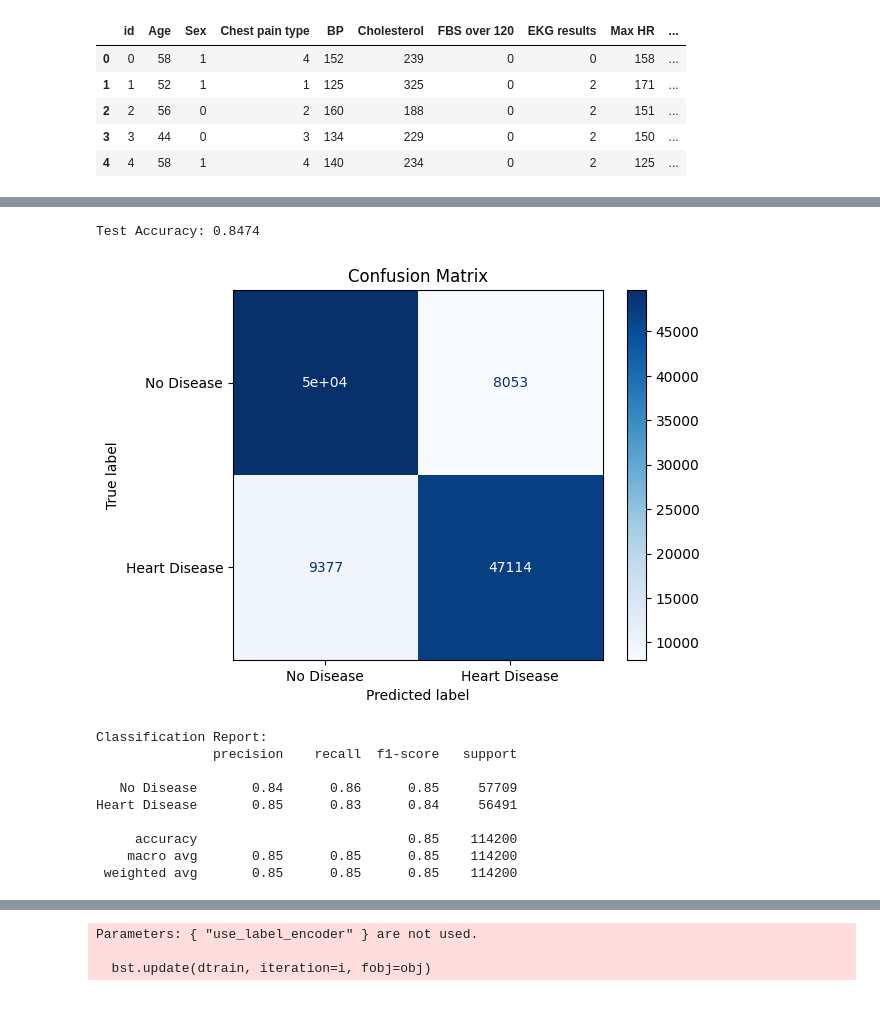
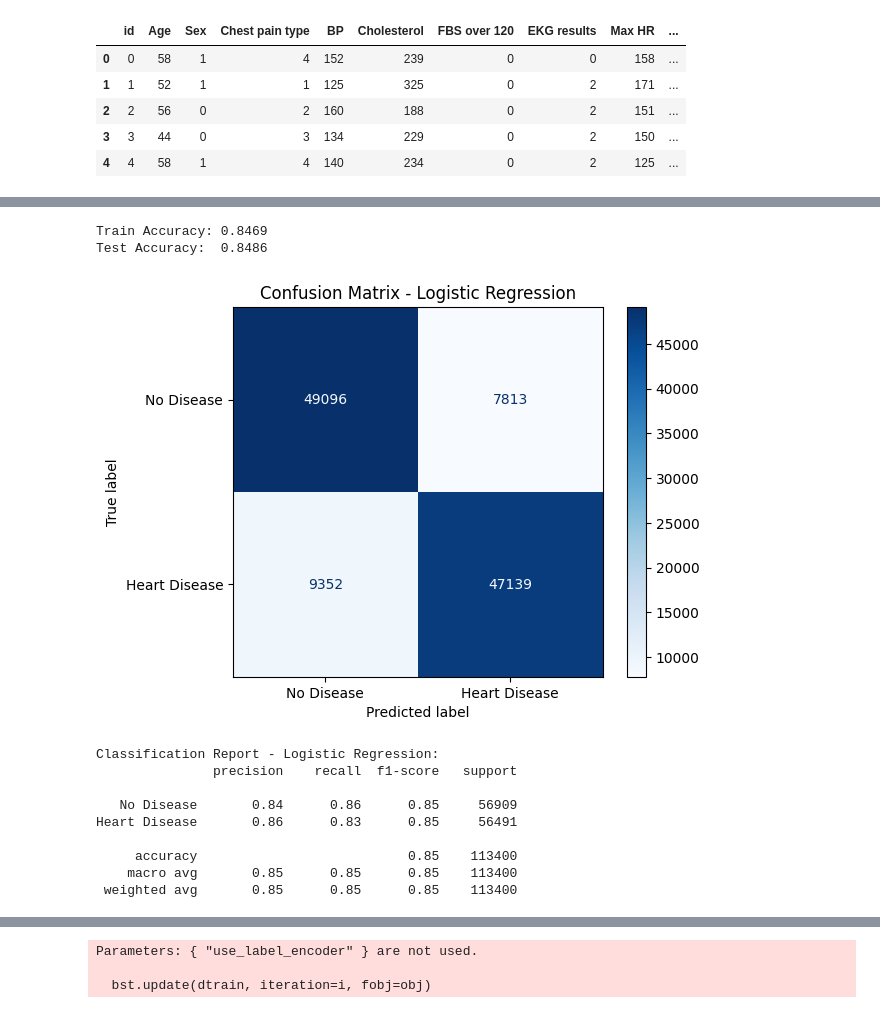
Before and after one commit to kirmanioussema12/Heart-Disease, a Jupyter notebook: Prediction.ipynb, the cells around one changed output, grey strips where cells are left out. Saved outputs shown, nothing was run; the diff lists cells and outputs as text; code cells hidden in the pictures.

```diff
--- a/Prediction.ipynb
+++ b/Prediction.ipynb
@@ -20,9 +20,9 @@ df.head()
 | 3 | 3 | 44 | 0 | 3 | 134 | 229 | 0 | 2 | 150 | ... |
 | 4 | 4 | 58 | 1 | 4 | 140 | 234 | 0 | 2 | 125 | ... |
 # %%
-#we are going to drop around 7K samples with label 0 in order to balance the dataset .
+#we are going to drop around 36K samples with label 0 in order to balance the dataset .
 rows_with_0 = df[df["Heart Disease"] == 0]
-rows_to_drop = rows_with_0.sample(9000, random_state=42)  # random 7000
+rows_to_drop = rows_with_0.sample(36000, random_state=42)  # random 36000
 df = df.drop(rows_to_drop.index)
 df["Heart Disease"].value_counts()
 # %% [output]
@@ -62,39 +62,50 @@ from sklearn.metrics import (
 )
 # %%
 from sklearn.linear_model import LogisticRegression
+from sklearn.metrics import accuracy_score, confusion_matrix, ConfusionMatrixDisplay, classification_report
+import matplotlib.pyplot as plt
 
 # Logistic Regression with balanced class weights
 model = LogisticRegression(random_state=42, class_weight="balanced")
 model.fit(X_train_scaled, y_train)
 
-# Predict
-y_pred = model.predict(X_test_scaled)
+# Predictions
+y_pred_train = model.predict(X_train_scaled)   # 👈 NEW
+y_pred_test = model.predict(X_test_scaled)
+
 y_prob = model.predict_proba(X_test_scaled)[:,1]
 
-# 6️⃣ Evaluate Accuracy
-acc = accuracy_score(y_test, y_pred)
-print(f"Test Accuracy: {acc:.4f}")
+# Accuracy
+train_acc = accuracy_score(y_train, y_pred_train)   # 👈 NEW
+test_acc = accuracy_score(y_test, y_pred_test)
 
-# 7️⃣ Confusion Matrix
-cm = confusion_matrix(y_test, y_pred)
-disp = ConfusionMatrixDisplay(confusion_matrix=cm, display_labels=["No Disease", "Heart Disease"])
+print(f"Train Accuracy: {train_acc:.4f}")
+print(f"Test Accuracy:  {test_acc:.4f}")
+
+# Confusion Matrix
+cm = confusion_matrix(y_test, y_pred_test)
+disp = ConfusionMatrixDisplay(
+    confusion_matrix=cm,
+    display_labels=["No Disease", "Heart Disease"]
+)
 disp.plot(cmap="Blues")
-plt.title("Confusion Matrix")
+plt.title("Confusion Matrix - Logistic Regression")
 plt.show()
 
-# 8️⃣ Classification Report (Precision, Recall, F1)
-print("Classification Report:")
-print(classification_report(y_test, y_pred, target_names=["No Disease", "Heart Disease"]))
+# Classification Report
+print("Classification Report - Logistic Regression:")
+print(classification_report(y_test, y_pred_test, target_names=["No Disease", "Heart Disease"]))
 # %% [output]
-Test Accuracy: 0.8474
+Train Accuracy: 0.8469
+Test Accuracy:  0.8486
-[figure, old version]
+[figure, new version]
-Classification Report:
+Classification Report - Logistic Regression:
                precision    recall  f1-score   support
 
-   No Disease       0.84      0.86      0.85     57709
-Heart Disease       0.85      0.83      0.84     56491
+   No Disease       0.84      0.86      0.85     56909
+Heart Disease       0.86      0.83      0.85     56491
 
-     accuracy                           0.85    114200
-    macro avg       0.85      0.85      0.85    114200
- weighted avg       0.85      0.85      0.85    114200
+     accuracy                           0.85    113400
+    macro avg       0.85      0.85      0.85    113400
+ weighted avg       0.85      0.85      0.85    113400
 # %%
```
Also changed, not shown: parts of 12 cells of this notebook, 6 other files.
